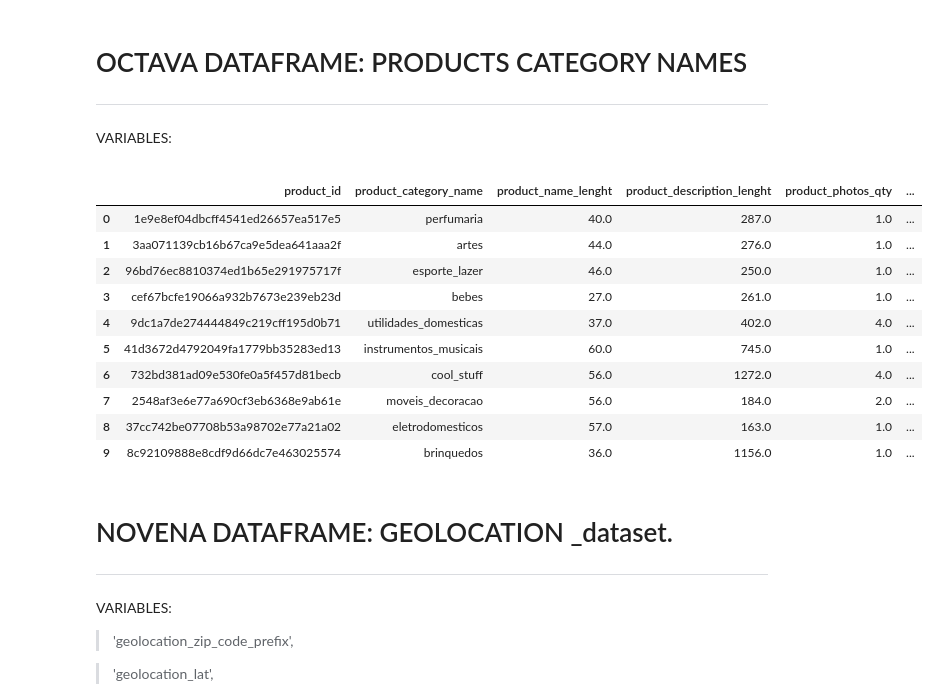
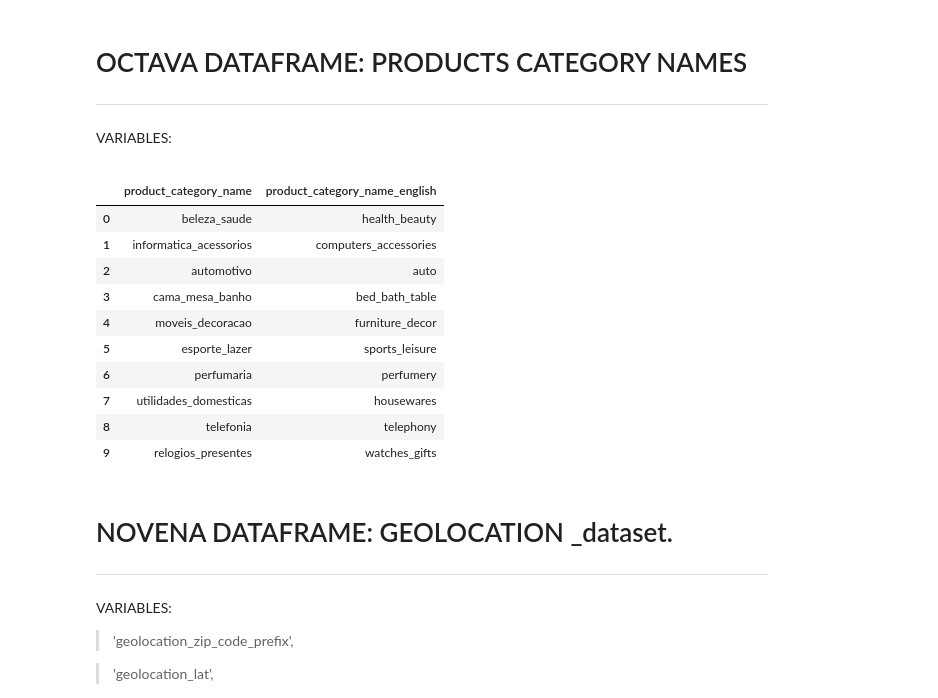
Before and after one commit to fabizap/Olist, a Jupyter notebook: BASES 7 Y 8 DE FABIAN.ipynb, the cells around one changed output. Drawn from its saved outputs; the diff is of its cells as text; code cells hidden in the pictures.

```diff
--- a/BASES 7 Y 8 DE FABIAN.ipynb
+++ b/BASES 7 Y 8 DE FABIAN.ipynb
@@ -144,21 +144,21 @@ VARIABLES:
 
 >
 # %%
-url8='https://raw.githubusercontent.com/fabizap/Olist/main/olist_products_dataset.csv'
-df8=pd.read_csv(url7)
+url8='https://raw.githubusercontent.com/fabizap/Olist/main/product_category_name_translation.csv'
+df8=pd.read_csv(url8)
 df8.head(10)
 # %% [output]
-|  | product_id | product_category_name | product_name_lenght | product_description_lenght | product_photos_qty | ... |
-| 0 | 1e9e8ef04dbcff4541ed26657ea517e5 | perfumaria | 40.0 | 287.0 | 1.0 | ... |
-| 1 | 3aa071139cb16b67ca9e5dea641aaa2f | artes | 44.0 | 276.0 | 1.0 | ... |
-| 2 | 96bd76ec8810374ed1b65e291975717f | esporte_lazer | 46.0 | 250.0 | 1.0 | ... |
-| 3 | cef67bcfe19066a932b7673e239eb23d | bebes | 27.0 | 261.0 | 1.0 | ... |
-| 4 | 9dc1a7de274444849c219cff195d0b71 | utilidades_domesticas | 37.0 | 402.0 | 4.0 | ... |
-| 5 | 41d3672d4792049fa1779bb35283ed13 | instrumentos_musicais | 60.0 | 745.0 | 1.0 | ... |
-| 6 | 732bd381ad09e530fe0a5f457d81becb | cool_stuff | 56.0 | 1272.0 | 4.0 | ... |
-| 7 | 2548af3e6e77a690cf3eb6368e9ab61e | moveis_decoracao | 56.0 | 184.0 | 2.0 | ... |
-| 8 | 37cc742be07708b53a98702e77a21a02 | eletrodomesticos | 57.0 | 163.0 | 1.0 | ... |
-| 9 | 8c92109888e8cdf9d66dc7e463025574 | brinquedos | 36.0 | 1156.0 | 1.0 | ... |
+|  | product_category_name | product_category_name_english |
+| 0 | beleza_saude | health_beauty |
+| 1 | informatica_acessorios | computers_accessories |
+| 2 | automotivo | auto |
+| 3 | cama_mesa_banho | bed_bath_table |
+| 4 | moveis_decoracao | furniture_decor |
+| 5 | esporte_lazer | sports_leisure |
+| 6 | perfumaria | perfumery |
+| 7 | utilidades_domesticas | housewares |
+| 8 | telefonia | telephony |
+| 9 | relogios_presentes | watches_gifts |
 # %% [markdown]
 # NOVENA DATAFRAME: GEOLOCATION _dataset.
 
```
